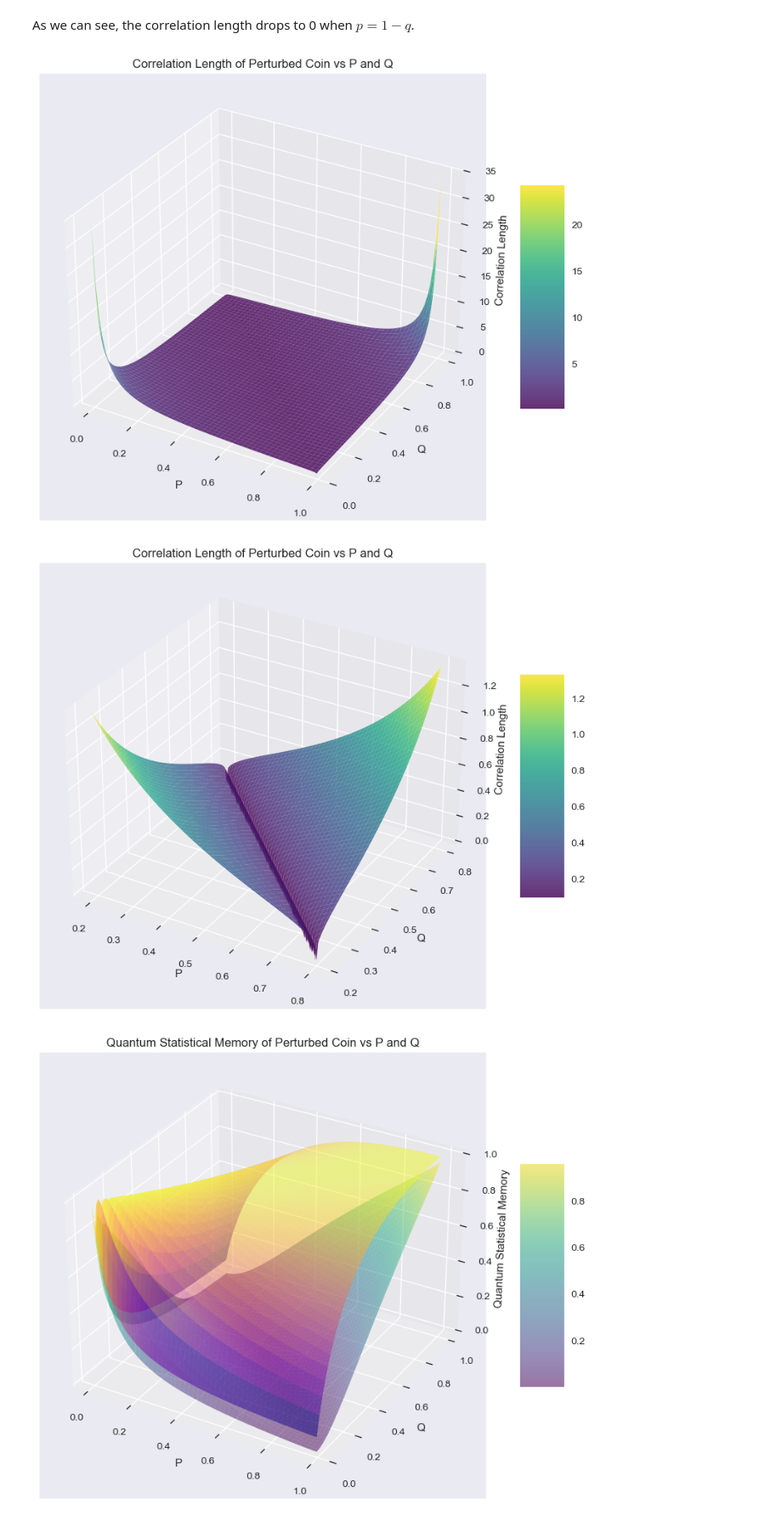
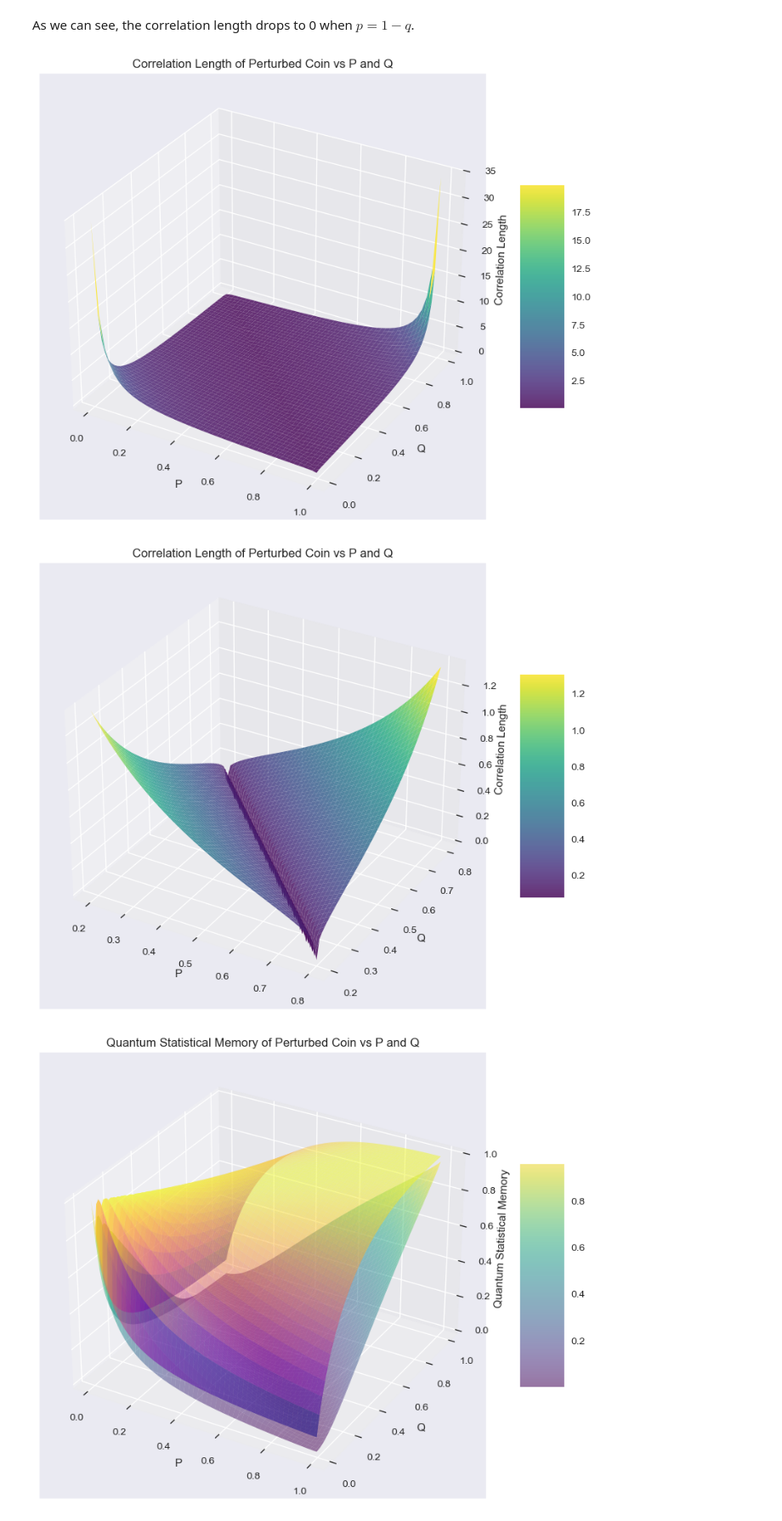
Before and after one commit to baseline-yateru/EMachine, a Jupyter notebook: perturbed_coin.ipynb, the cells around one changed output. Shown at 85% size. Cells and saved outputs as stored; diff of their text form; code cells hidden in the pictures.

```diff
--- a/perturbed_coin.ipynb
+++ b/perturbed_coin.ipynb
@@ -117,38 +118,38 @@ plt.show()
 # %% [markdown]
 As we can see, the correlation length drops to 0 when $p =1- q$.
 # %%
-P_vals = np.linspace(0.01, 0.99, 100)
-Q_vals = np.linspace(0.01, 0.99, 100)
+P_vals = np.linspace(0.01, 0.99, 50)
+Q_vals = np.linspace(0.01, 0.99, 50)
 
 # Create meshgrid for 3D plot
 P_grid, Q_grid = np.meshgrid(P_vals, Q_vals)
 
 # Compute correlation length for each (P, Q) pair
 corr_grid = np.zeros_like(P_grid)
 for i in range(len(P_vals)):
     for j in range(len(Q_vals)):
         corr_grid[j, i] = pc(P_vals[i], Q_vals[j]).correlation_length()
 
 # Create 3D plot
 fig = plt.figure(figsize=(12, 8))
 ax = fig.add_subplot(111, projection='3d')
 
 surf = ax.plot_surface(P_grid, Q_grid, corr_grid, cmap='viridis', alpha=0.8)
 
 ax.set_xlabel('P')
 ax.set_ylabel('Q')
 ax.set_zlabel('Correlation Length')
 ax.set_title('Correlation Length of Perturbed Coin vs P and Q')
 
 # Add colorbar
 fig.colorbar(surf, ax=ax, shrink=0.5, aspect=5)
 
 plt.show()
 # %% [output]
-[figure, old version]
+[figure, new version]
 # %%
-P_vals = np.linspace(0.2, 0.8, 100)
-Q_vals = np.linspace(0.2, 0.8, 100)
+P_vals = np.linspace(0.2, 0.8, 50)
+Q_vals = np.linspace(0.2, 0.8, 50)
 
 # Create meshgrid for 3D plot
 P_grid, Q_grid = np.meshgrid(P_vals, Q_vals)
@@ -175,7 +176,7 @@ fig.colorbar(surf, ax=ax, shrink=0.5, aspect=5)
 
 plt.show()
 # %% [output]
-[figure, old version]
+[figure, new version]
 # %%
 P_vals = np.linspace(0.01, 0.99, 100)
 Q_vals = np.linspace(0.01, 0.99, 100)
```
Also changed, not shown: parts of 10 cells of this notebook, 7 other files.
